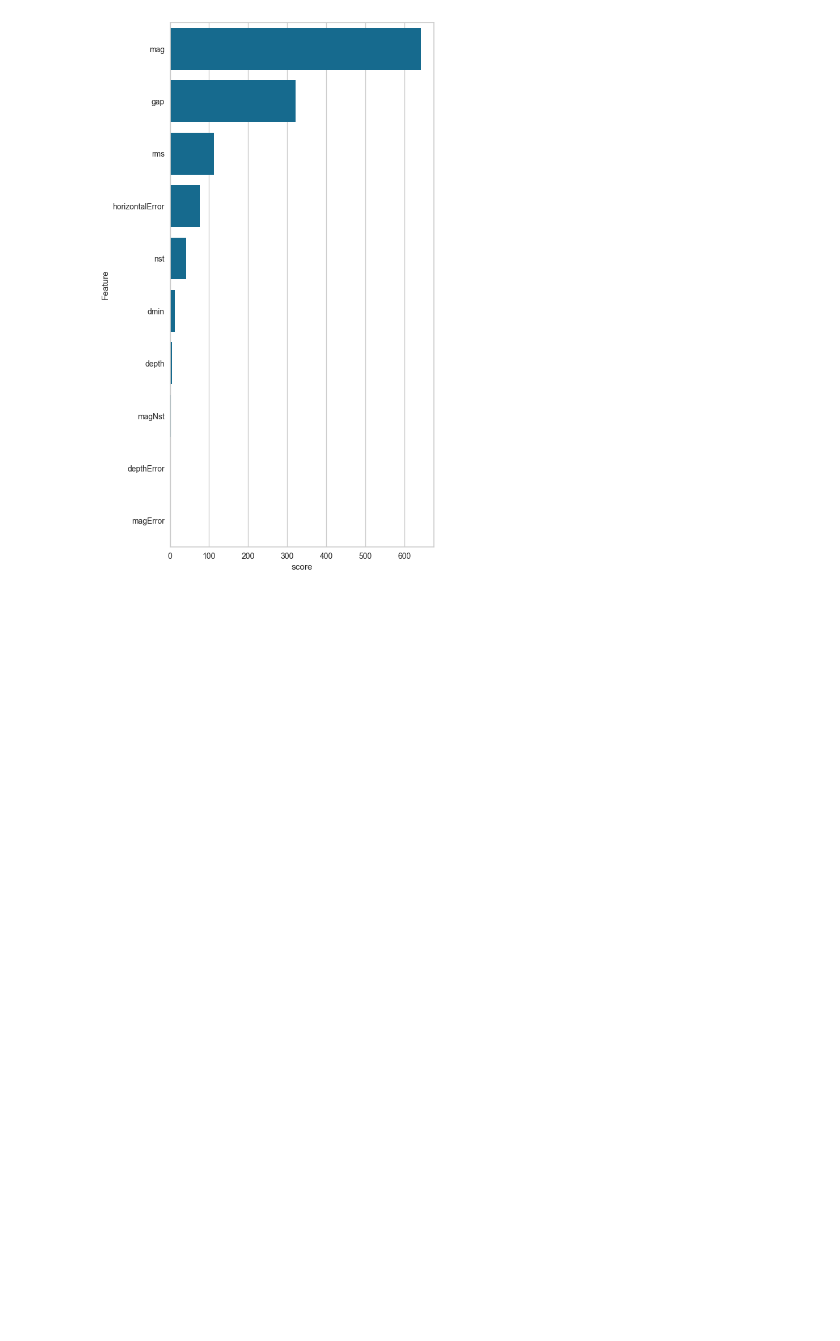
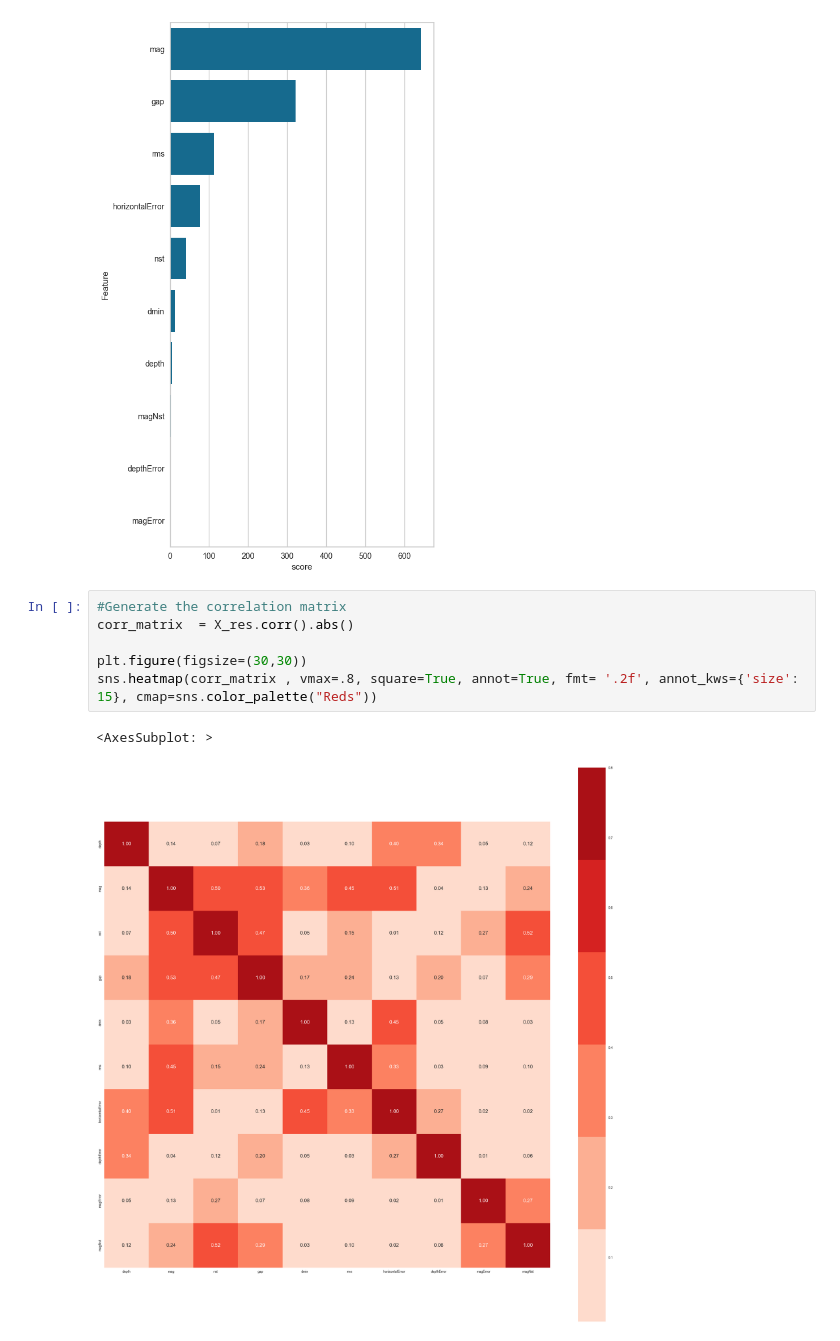
Before and after one commit to waiee/Earthquake_Prediction, a Jupyter notebook: preprocess.ipynb, the cells around one changed output. Saved outputs shown, nothing was run; the diff lists cells and outputs as text; blank space fills up the shorter version.

```diff
--- a/preprocess.ipynb
+++ b/preprocess.ipynb
@@ -240,3 +240,12 @@ sns.barplot(data=score, x="score", y="Feature", color="b")
 # %% [output]
 <AxesSubplot: xlabel='score', ylabel='Feature'>
 [figure]
+# %%
+#Generate the correlation matrix
+corr_matrix  = X_res.corr().abs()
+
+plt.figure(figsize=(30,30))
+sns.heatmap(corr_matrix , vmax=.8, square=True, annot=True, fmt= '.2f', annot_kws={'size': 15}, cmap=sns.color_palette("Reds"))
+# %% [output]
+<AxesSubplot: >
+[figure, added]
```
